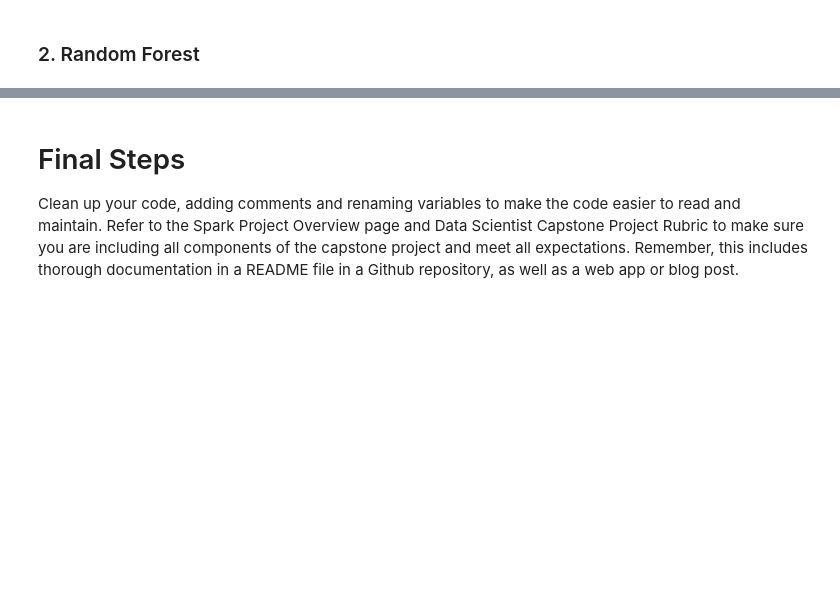
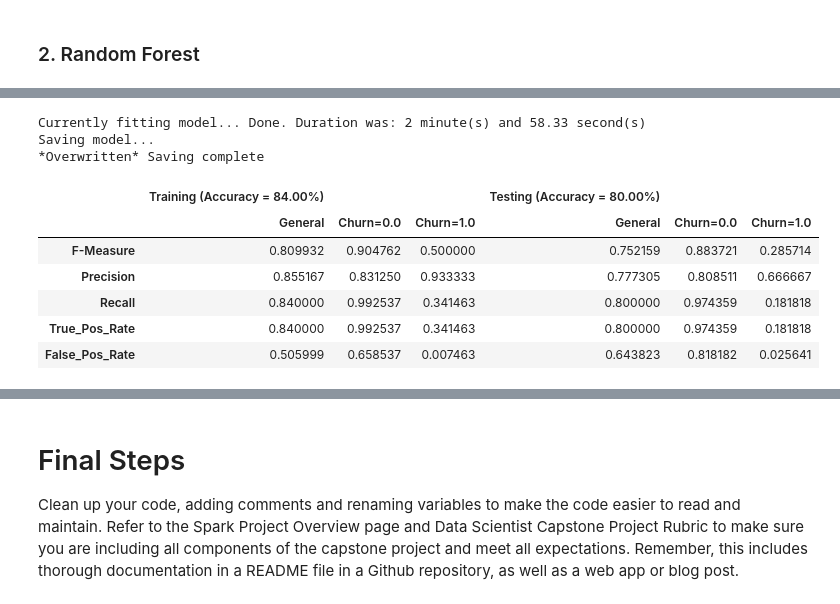
Before and after one commit to HershVak123/Personal_Projects, a Jupyter notebook: Sparkify/Sparkify.ipynb, the cells around one changed output, grey strips where cells are left out. Drawn from its saved outputs; the diff is of its cells as text; code cells hidden in the pictures; blank space fills up the shorter version.

```diff
--- a/Sparkify/Sparkify.ipynb
+++ b/Sparkify/Sparkify.ipynb
@@ -1024,0 +1212,2 @@ feature_importance(m, feat_lab, threshold=3)
+# %%
+train, test = model_data.randomSplit([0.80, 0.20], seed=345)
@@ -1024,0 +1220,22 @@ feature_importance(m, feat_lab, threshold=3)
+# %%
+model = LogisticRegression()
+
+param_grid = ParamGridBuilder() \
+    .addGrid(model.regParam, [0.02, 0.2]) \
+    .addGrid(model.elasticNetParam, [0.1, 0.6]) \
+    .addGrid(model.aggregationDepth, [2, 5]).build()
+
+m = fit_model(train, model, param_grid, 'LogisticRegression.model')
+
+display(format_metrics(m, test))
+# %% [output]
+Currently fitting model... Done. Duration was: 2 minute(s) and 58.33 second(s)
+Saving model...
+*Overwritten* Saving complete
+|  | Training (Accuracy = 84.00%) |  |  | Testing (Accuracy = 80.00%) |  |  |
+|  | General | Churn=0.0 | Churn=1.0 | General | Churn=0.0 | Churn=1.0 |
+| F-Measure | 0.809932 | 0.904762 | 0.500000 | 0.752159 | 0.883721 | 0.285714 |
+| Precision | 0.855167 | 0.831250 | 0.933333 | 0.777305 | 0.808511 | 0.666667 |
+| Recall | 0.840000 | 0.992537 | 0.341463 | 0.800000 | 0.974359 | 0.181818 |
+| True_Pos_Rate | 0.840000 | 0.992537 | 0.341463 | 0.800000 | 0.974359 | 0.181818 |
+| False_Pos_Rate | 0.505999 | 0.658537 | 0.007463 | 0.643823 | 0.818182 | 0.025641 |
```
Also changed, not shown: parts of 32 cells of this notebook, 1 other file.
